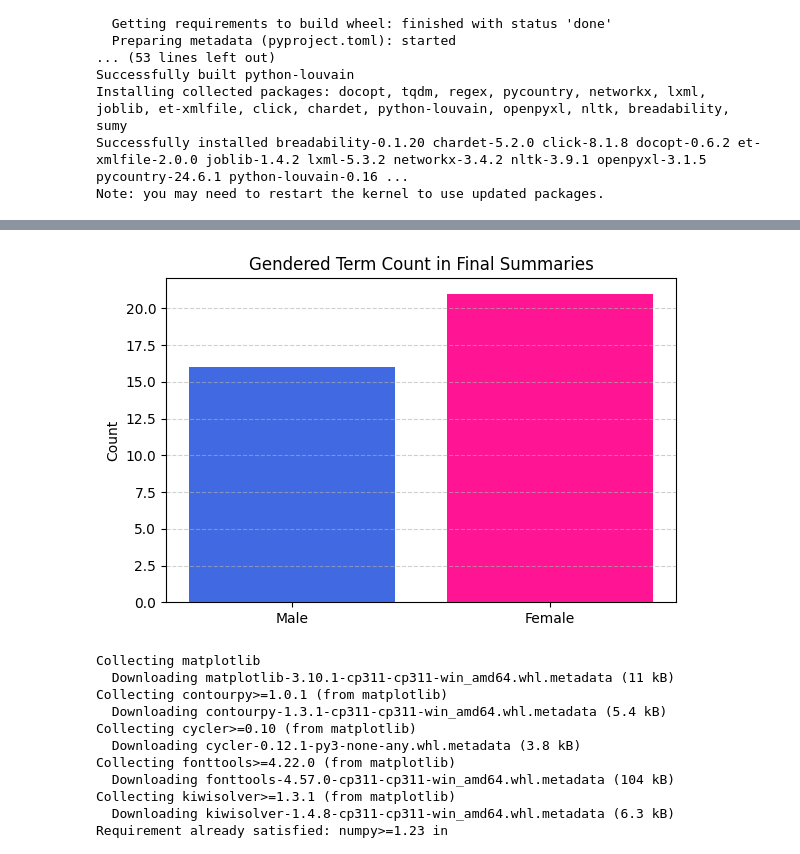
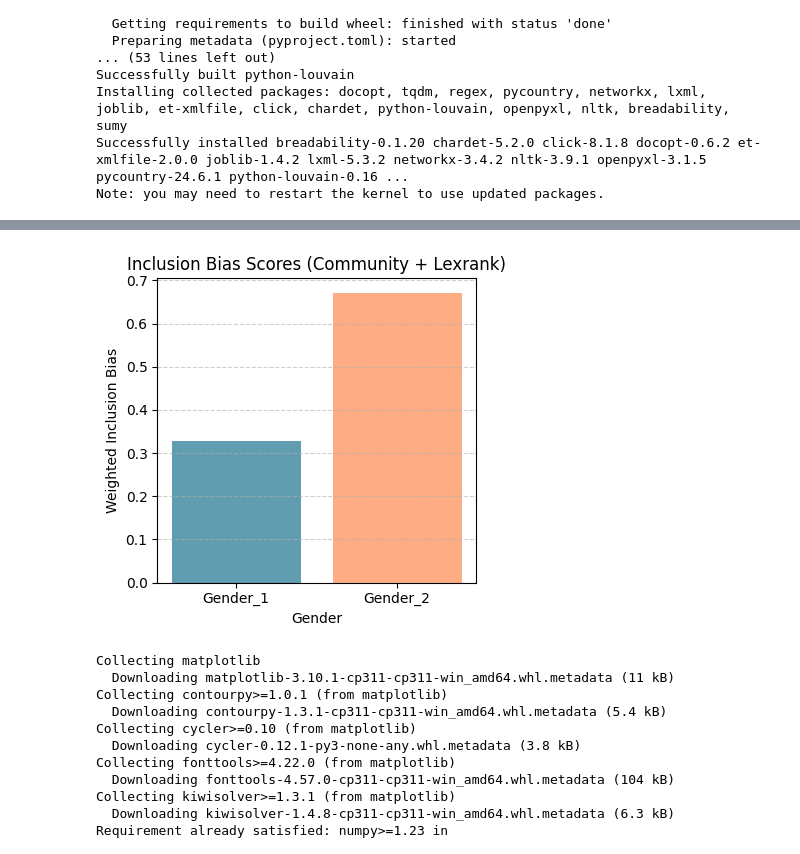
Before and after one commit to samruddhikurhe/Gender-Bias-, a Jupyter notebook: MeeToo/Community+Lexrank/community_meetoo.ipynb, the cells around one changed output, grey strips where cells are left out. Saved outputs shown, nothing was run; the diff lists cells and outputs as text; code cells hidden in the pictures.

```diff
--- a/MeeToo/Community+Lexrank/community_meetoo.ipynb
+++ b/MeeToo/Community+Lexrank/community_meetoo.ipynb
@@ -83,47 +97,62 @@ Community 0: 48 tweets
 # %%
 import pandas as pd
 import matplotlib.pyplot as plt
+from collections import Counter
 
-# Load the Excel file
-file_path = "community_summaries_output.xlsx"
-df = pd.read_excel(file_path, sheet_name="Final_Summary")
+# Load the Excel summary file
+df = pd.read_excel("community_summaries_output.xlsx", sheet_name="Final_Summary")
 
-# Convert summaries to lowercase for consistent matching
+# Convert all summaries to lowercase
 df['Final Summary'] = df['Final Summary'].astype(str).str.lower()
 
-# (Keep your full male_terms and female_terms here as provided)
-# ... [Your long sets for male_terms and female_terms remain unchanged above] ...
+# Load gendered terms
+male_terms = set(pd.read_csv("male_list.csv", header=None)[0].str.lower().str.strip())
+female_terms = set(pd.read_csv("female_list.csv", header=None)[0].str.lower().str.strip())
 
-# Function to count gendered terms
-def count_gendered_words(text, terms):
-    words = text.split()
-    return sum(1 for word in words if word.strip('.,!?()[]{};:\'"').lower() in terms)
+# Combine all summaries into one string
+full_text = " ".join(df['Final Summary'].tolist())
+words = [word.strip('.,!?()[]{};:\'"') for word in full_text.split()]
 
-# Apply counting
-df['Male_Count'] = df['Final Summary'].apply(lambda x: count_gendered_words(x, male_terms))
-df['Female_Count'] = df['Final Summary'].apply(lambda x: count_gendered_words(x, female_terms))
+# Count word frequencies
+word_freq = Counter(words)
 
-# Totals
-total_male = df['Male_Count'].sum()
-total_female = df['Female_Count'].sum()
+# Extract matched gendered words and their frequencies
+matched_male = {w: freq for w, freq in word_freq.items() if w in male_terms}
+matched_female = {w: freq for w, freq in word_freq.items() if w in female_terms}
 
-# Print counts
-print("Total Male-Gendered Terms:", total_male)
-print("Total Female-Gendered Terms:", total_female)
+# Total gendered words only
+total_gendered_words = sum(matched_male.values()) + sum(matched_female.values())
 
-# Inclusion Bias Score
-if total_male + total_female == 0:
-    bias_score = 0
+# Avoid division by zero
+if total_gendered_words == 0:
+    male_score = female_score = bias_score = 0.0
 else:
-    bias_score = (total_female - total_male) / (total_male + total_female)
+    male_score = sum(matched_male.values()) / total_gendered_words
+    female_score = sum(matched_female.values()) / total_gendered_words
+    bias_score = female_score - male_score
 
-print(f"Inclusion Bias Score: {bias_score:.4f}")
+# 🔍 Print matched gendered terms and frequencies
+print("\n👨 Matched Male Terms and Frequencies:")
+for w, freq in sorted(matched_male.items(), key=lambda x: -x[1]):
+    print(f"{w}: {freq}")
 
-# Plotting
-plt.figure(figsize=(6, 4))
-plt.bar(['Male', 'Female'], [total_male, total_female], color=['royalblue', 'deeppink'])
-plt.title("Gendered Term Count in Final Summaries")
-plt.ylabel("Count")
+print("\n👩 Matched Female Terms and Frequencies:")
+for w, freq in sorted(matched_female.items(), key=lambda x: -x[1]):
+    print(f"{w}: {freq}")
+
+# 📊 Print score summary
+print(f"\n🧮 Total Gendered Mentions: {total_gendered_words}")
+print(f"📘 Weighted Male Score: {male_score:.6f}")
+print(f"📕 Weighted Female Score: {female_score:.6f}")
+print(f"📈 Weighted Inclusion Bias Score (F - M): {bias_score:.6f}")
+
+# 📊 Plotting
+# 🖼️ Consistent Styling Plot
+plt.figure(figsize=(4, 4))  # Match compact size like original
+plt.bar(["Gender_1", "Gender_2"], [male_score, female_score], color=["#609db0", "#fdac84"])
+plt.title("Inclusion Bias Scores (Community + Lexrank)")
+plt.ylabel("Weighted Inclusion Bias")
+plt.xlabel("Gender")
 plt.grid(axis='y', linestyle='--', alpha=0.6)
 plt.tight_layout()
 plt.show()
@@ -134,4 +177,4 @@ Inclusion Bias Score: 0.1351
-[figure, old version]
+[figure, new version]
 # %%
 pip install matplotlib
 # %% [output]
```
Also changed, not shown: parts of 3 cells of this notebook, 1 other file.
